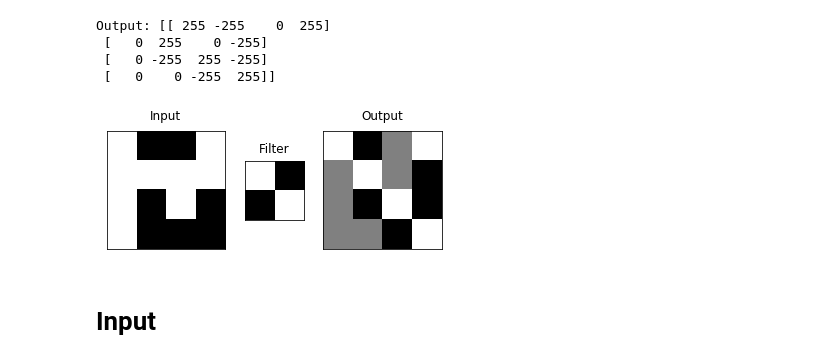
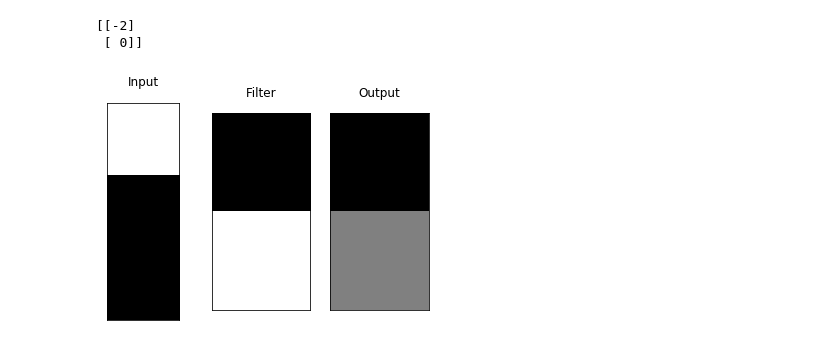
Before and after one commit to akim330/interpretability-project, a Jupyter notebook: simple_convs.ipynb, the cells around one changed output. Cells and saved outputs as stored; diff of their text form; code cells hidden in the pictures.

```diff
--- a/simple_convs.ipynb
+++ b/simple_convs.ipynb
@@ -13,9 +13,13 @@ b = 0
 # %%
+def visualize_conv(input, filter, padding=False, full_wb_range=True):
+    if padding:
+        mode = 'same'
+    else:
+        mode = 'valid'
 
-def visualize_conv(input, filter):
-    output = correlate(input, filter, mode='same')
+    output = correlate(input, filter, mode=mode)
     ratio = input.shape[1] / filter.shape[1]
-    # max_value = np.sum(abs(filter)) * w
+    max_value = np.sum(abs(filter)) * w
 
     fig, axs = plt.subplots(1, 3, gridspec_kw = dict(width_ratios = [ratio,1,ratio]))
     axs[0].matshow(input, cmap=plt.cm.gray)
@@ -28,7 +32,10 @@ def visualize_conv(input, filter):
     axs[1].set_xticks([])
     axs[1].set_yticks([])
 
-    axs[2].matshow(output, cmap=plt.cm.gray)
+    if full_wb_range:
+        axs[2].matshow(output, cmap=plt.cm.gray)
+    else:
+        axs[2].matshow(output, cmap=plt.cm.gray, vmin=-max_value, vmax=max_value)
     axs[2].set_title('Output')
     axs[2].set_xticks([])
     axs[2].set_yticks([])
@@ -53,21 +60,26 @@ checker = np.array([[b, w, b, w],
                     [w, b, w, b]])
 
 def get_rand_input(size=4):
-    return np.random.choice([b,w],(size, size))
+    if type(size) == tuple:
+        dims = size
+    elif type(size) == int:
+        dims = (size, size)
+
+    return np.random.choice([b,w],dims)
 
 # basic filters
 
-v_edge_22 = np.array([[1, -1],
-                      [1, -1]])
+v_edge_22 = np.array([[-1, 1],
+                      [-1, 1]])
 
-h_edge_22 = np.array([[1, 1],
-                      [-1, -1]])
+h_edge_22 = np.array([[-1, -1],
+                      [1, 1]])
 
 diag_22 = np.array([[1, -1],
                     [-1, 1]])
 
-diff_21 = np.array([[1],
-                   [-1]])
+diff_21 = np.array([[-1],
+                   [1]])
 
 same_21 = np.array([[1],
                     [1]])
@@ -80,6 +92,10 @@ h_edge_33 = np.array([[-1, -1, -1],
                       [2, 2, 2],
                       [-1, -1, -1]])
 
+identity_33 = np.array([[0, 0, 0],
+                        [0, 1, 0],
+                        [0, 0, 0]])
+
 
 def get_rand_filter(dims=(2,2)):
     return np.random.choice([1,-1], dims)
@@ -102,12 +142,8 @@ output = visualize_conv(get_rand_input(20), v_edge_33)
 # %%
-output = visualize_conv(get_rand_input(4), diag_22)
+output = visualize_conv(get_rand_input((3,1)), diff_21, padding=False, full_wb_range=False)
 
-print(f"Output: {output}")
+print(output)
 # %% [output]
-Output: [[ 255 -255    0  255]
- [   0  255    0 -255]
- [   0 -255  255 -255]
- [   0    0 -255  255]]
+[[-2]
+ [ 0]]
-[figure, old version]
+[figure, new version]
-# %% [markdown]
-# Input
```
Also changed, not shown: parts of 13 cells of this notebook.
